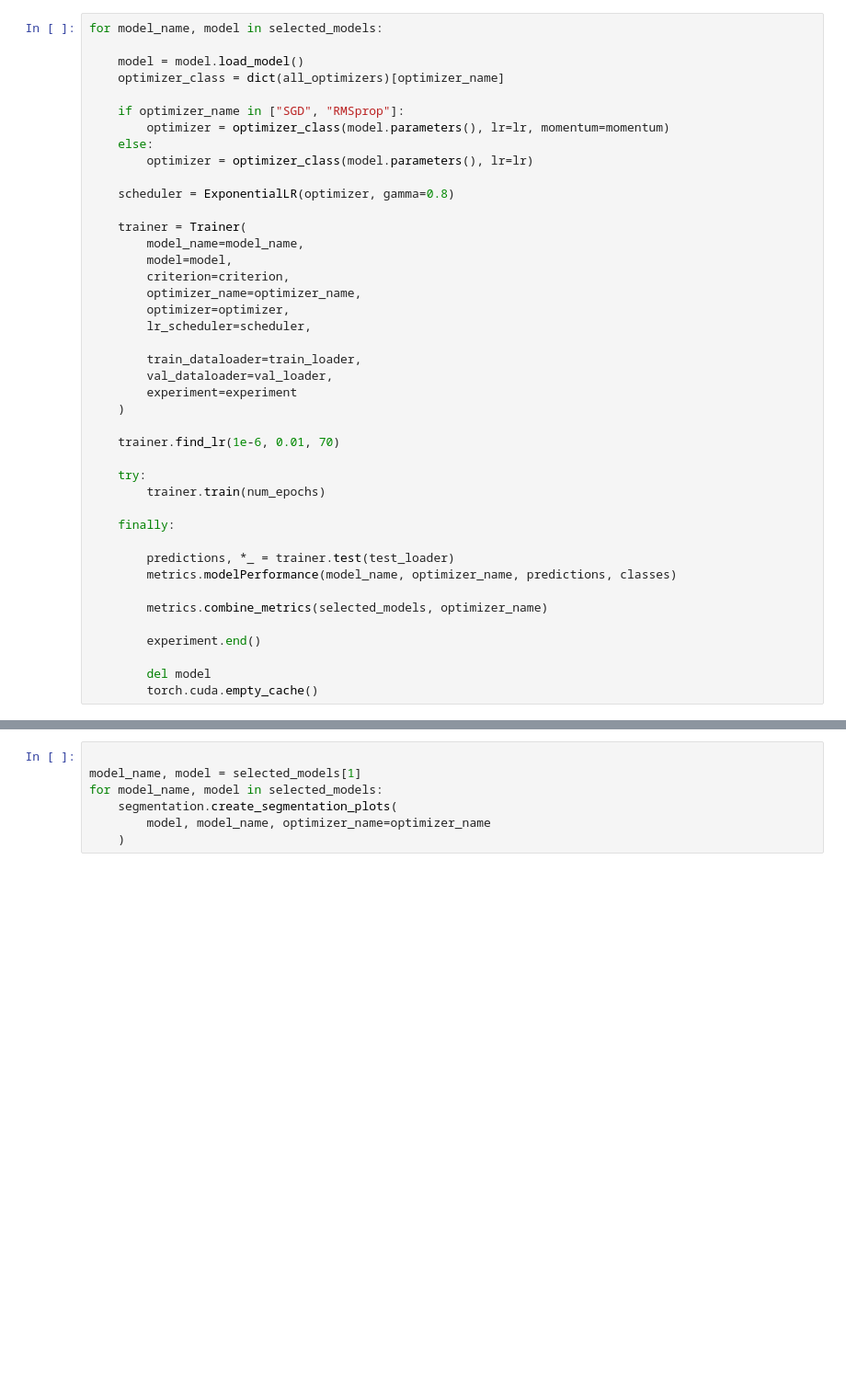
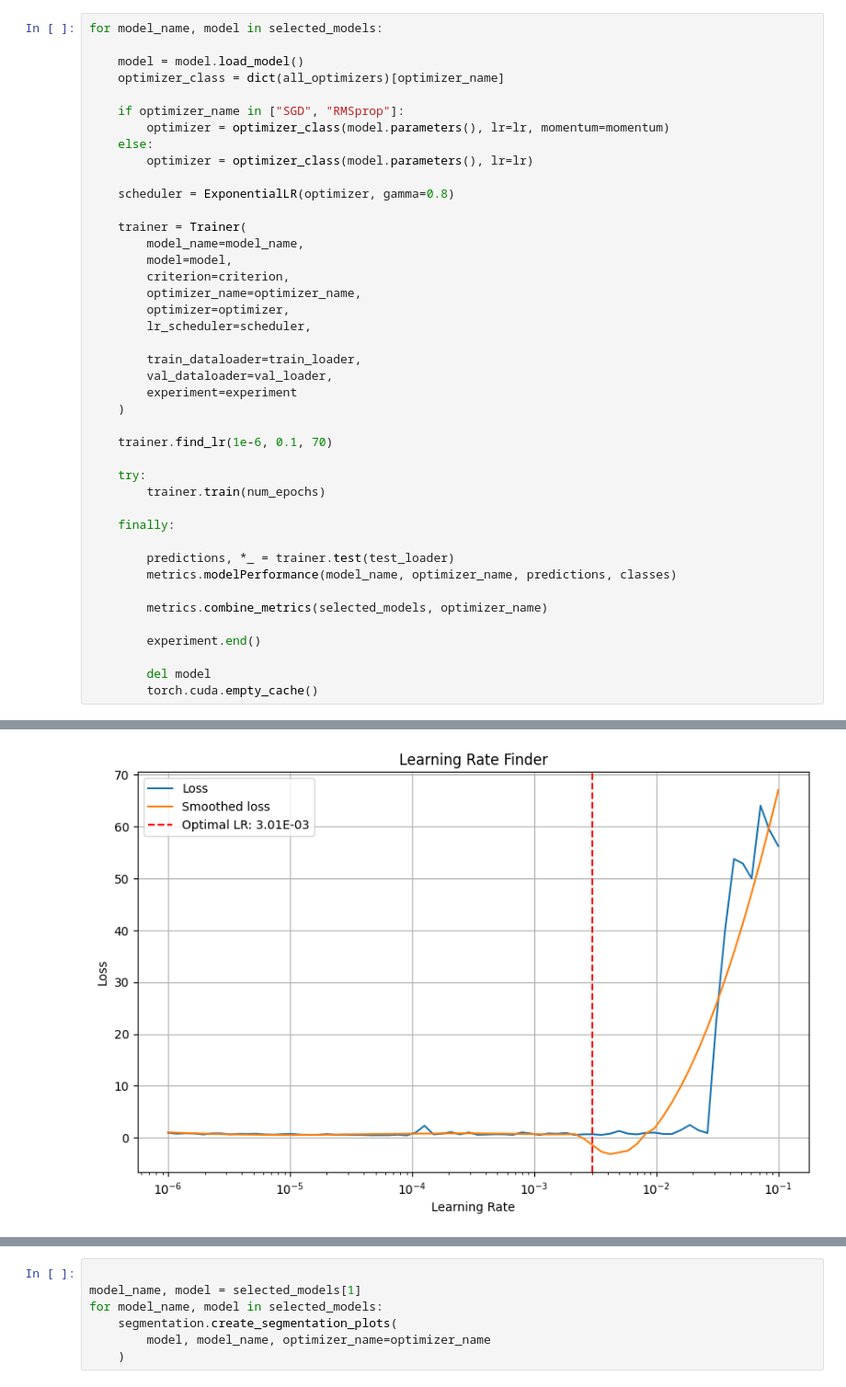
Before and after one commit to ByloTonix/galaxyHackers, a Jupyter notebook: notebooks/main.ipynb, the cells around one changed output, grey strips where cells are left out. Shown at 92% size. Drawn from its saved outputs; the diff is of its cells as text; blank space fills up the shorter version.

```diff
--- a/notebooks/main.ipynb
+++ b/notebooks/main.ipynb
@@ -139,7 +157,7 @@ for model_name, model in selected_models:
         experiment=experiment
     )
 
-    trainer.find_lr(1e-6, 0.01, 70)
+    trainer.find_lr(1e-6, 0.1, 70)
 
     try:
         trainer.train(num_epochs)
@@ -155,3 +173,4 @@ for model_name, model in selected_models:
 
         del model
         torch.cuda.empty_cache()
+# %% [output]
@@ -157,0 +180 @@ for model_name, model in selected_models:
+[figure, added]
```
Also changed, not shown: parts of 3 cells of this notebook, 5 other files.
